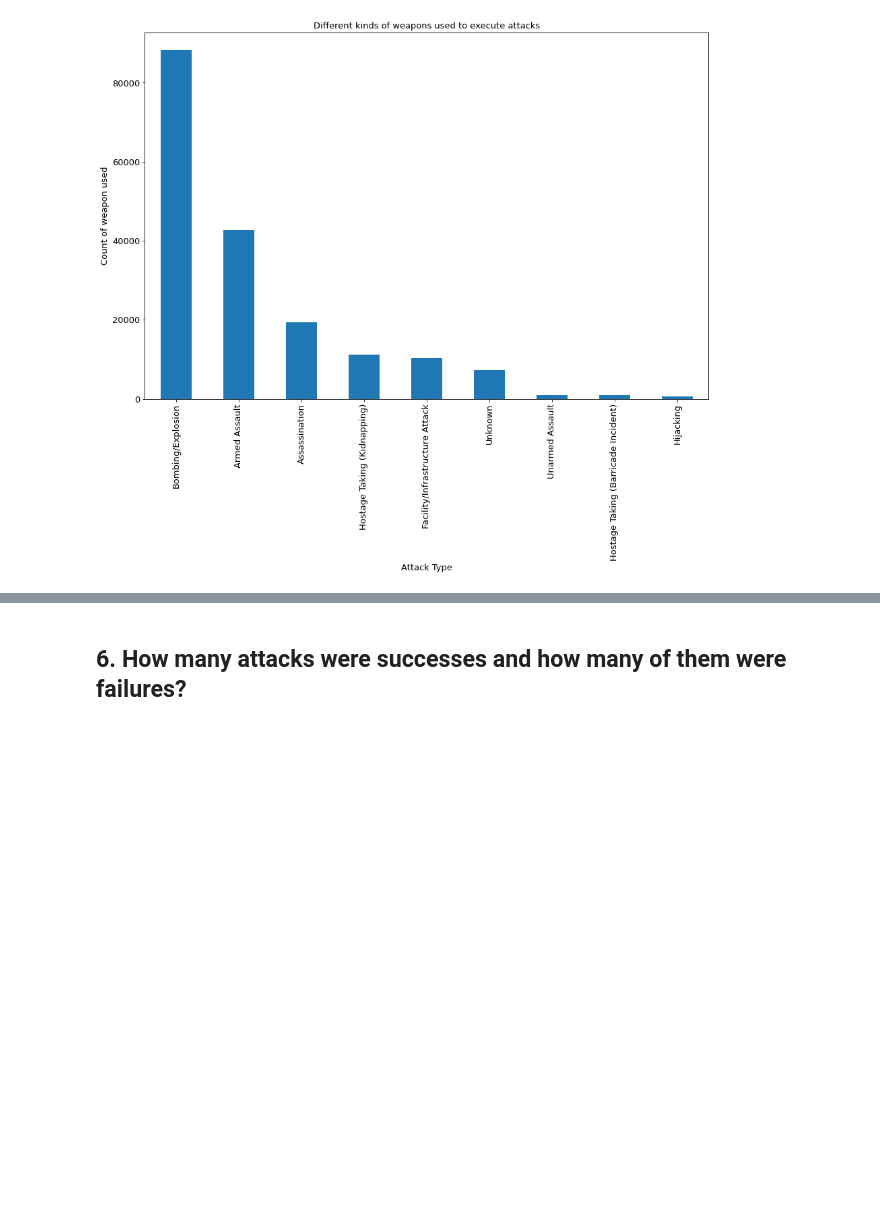
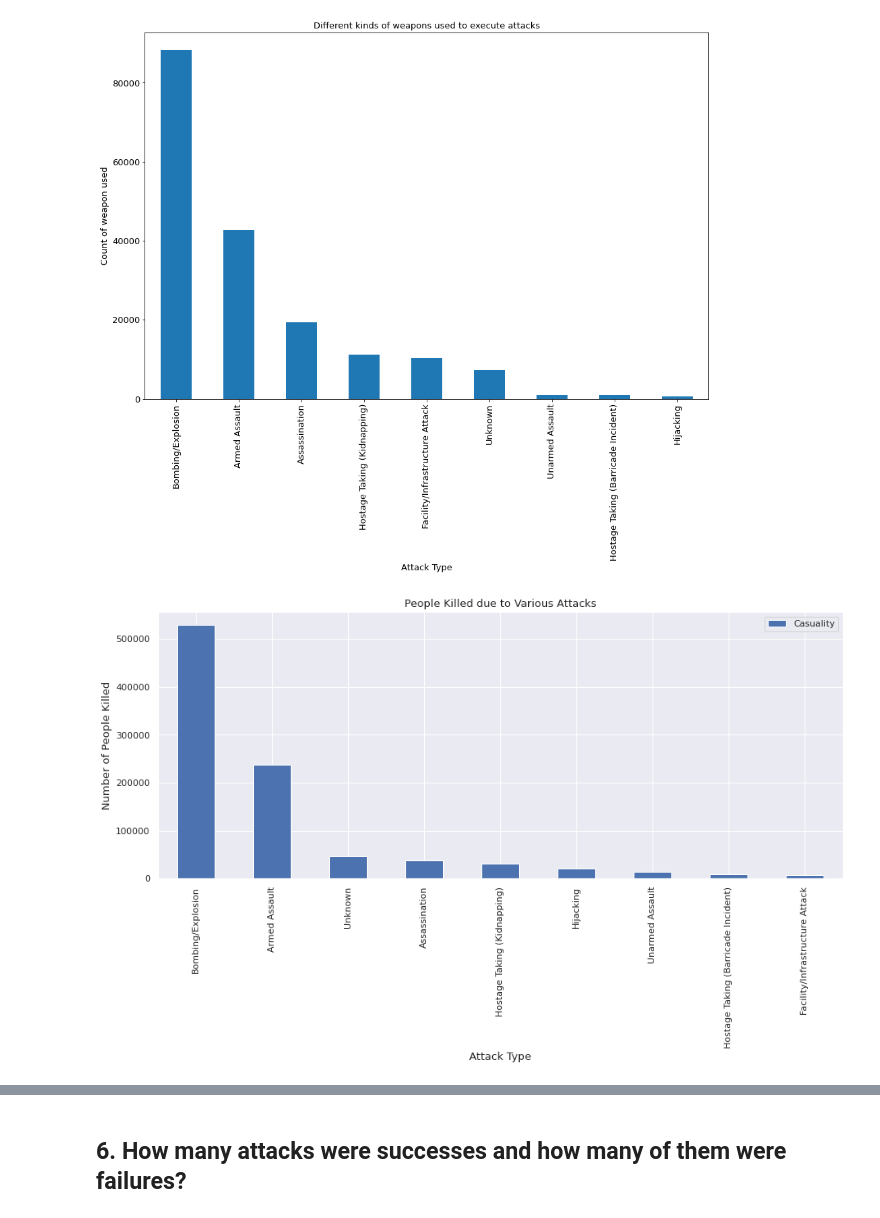
Before and after one commit to HarshJain41/Global-Terrorism-Data-Analysis, a Jupyter notebook: Harsh_Jain_Global_Terrorism_Analysis_Capstone_Project.ipynb, the cells around one changed output, grey strips where cells are left out. Cells and saved outputs as stored; diff of their text form; code cells hidden in the pictures; blank space fills up the shorter version.

```diff
--- a/Harsh_Jain_Global_Terrorism_Analysis_Capstone_Project.ipynb
+++ b/Harsh_Jain_Global_Terrorism_Analysis_Capstone_Project.ipynb
@@ -279,3 +279,12 @@ plt.ylabel('Count of weapon used', fontsize = 13)
 plt.show()
 # %% [output]
 [figure]
+# %%
+attack_killed = new_df[["attack_type","Casuality"]].groupby("attack_type").sum().sort_values(by="Casuality",ascending=False)
+attack_killed.plot(kind="bar", figsize=(15,6))
+plt.title("People Killed due to Various Attacks",fontsize=13)
+plt.xlabel("Attack Type",fontsize=13)
+plt.ylabel("Number of People Killed",fontsize=13)
+plt.show()
+# %% [output]
+[figure, added]
```
Also changed, not shown: parts of 18 cells of this notebook.
